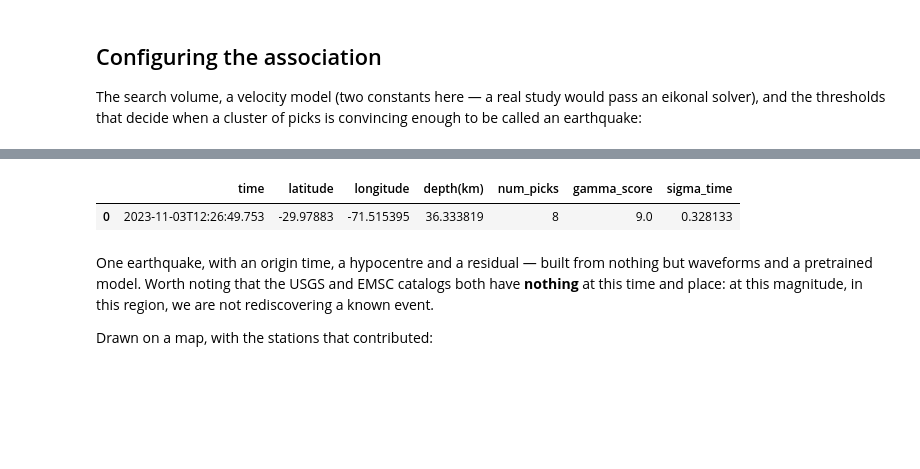
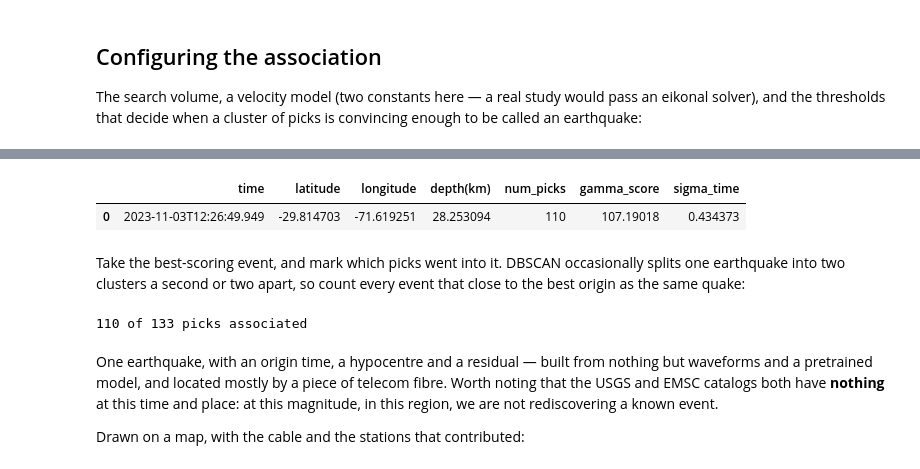
Before and after one commit to xdas-dev/tutorials, a Jupyter notebook: 06_catalog_with_gamma.ipynb, the cells around one changed output, grey strips where cells are left out. Saved outputs shown, nothing was run; the diff lists cells and outputs as text; code cells hidden in the pictures; blank space fills up the shorter version.

```diff
--- a/06_catalog_with_gamma.ipynb
+++ b/06_catalog_with_gamma.ipynb
@@ -95,0 +158,11 @@ gamma_picks
+# %%
+sample = das_gamma_picks.sample(frac=1 / 3, random_state=42).sort_index()
+held_out = das_gamma_picks.drop(sample.index)
+
+combined_stations = pd.concat([stations, das_stations], ignore_index=True)
+combined_picks = pd.concat([gamma_picks, sample], ignore_index=True)
+
+print(
+    f"{len(gamma_picks)} station picks + {len(sample)} of {len(das_gamma_picks)} fibre picks "
+    f"= {len(combined_picks)} picks over {len(combined_stations)} positions"
+)
@@ -100,8 +175,8 @@ The search volume, a velocity model (two constants here — a real study would
 pass an eikonal solver), and the thresholds that decide when a cluster of
 picks is convincing enough to be called an earthquake:
 # %%
-xlim = (stations["x(km)"].min() - 50, stations["x(km)"].max() + 50)
-ylim = (stations["y(km)"].min() - 50, stations["y(km)"].max() + 50)
+xlim = (combined_stations["x(km)"].min() - 50, combined_stations["x(km)"].max() + 50)
+ylim = (combined_stations["y(km)"].min() - 50, combined_stations["y(km)"].max() + 50)
 zlim = (0.0, 60.0)
 
 config = {
@@ -124,6 +199,6 @@ config = {
     "ncpu": 1,
 }
 # %%
-events, assignments = association(gamma_picks, stations, config, method="BGMM")
-print(f"{len(events)} event(s) from {len(gamma_picks)} picks")
+events, assignments = association(combined_picks, combined_stations, config, method="BGMM")
+print(f"{len(events)} event(s) from {len(combined_picks)} picks")
 # %% [output]
@@ -134,23 +216,45 @@ Associating 12 picks with 1 CPUs
 # %%
 catalog = pd.DataFrame(events)
 catalog["longitude"], catalog["latitude"] = proj(
     catalog["x(km)"].values, catalog["y(km)"].values, inverse=True
 )
-catalog = catalog.rename(columns={"z(km)": "depth(km)"})
+catalog = catalog.rename(columns={"z(km)": "depth(km)"}).sort_values(
+    "gamma_score", ascending=False
+)
 catalog[
     ["time", "latitude", "longitude", "depth(km)", "num_picks", "gamma_score", "sigma_time"]
 ]
 # %% [output]
 |  | time | latitude | longitude | depth(km) | num_picks | gamma_score | sigma_time |
-| 0 | 2023-11-03T12:26:49.753 | -29.97883 | -71.515395 | 36.333819 | 8 | 9.0 | 0.328133 |
+| 0 | 2023-11-03T12:26:49.949 | -29.814703 | -71.619251 | 28.253094 | 110 | 107.19018 | 0.434373 |
 # %%
 catalog.to_csv("outputs/catalog.csv", index=False)
+# %% [markdown]
+Take the best-scoring event, and mark which picks went into it. DBSCAN
+occasionally splits one earthquake into two clusters a second or two apart,
+so count every event that close to the best origin as the same quake:
+# %%
+event = catalog.iloc[0]
+origin = pd.Timestamp(event["time"])
+
+lag = (pd.to_datetime(catalog["time"]) - origin).abs().dt.total_seconds()
+quake = set(catalog.loc[lag < 5, "event_index"])
+
+links = pd.DataFrame(assignments, columns=["pick", "event", "prob"])
+combined_picks["event"] = np.nan
+combined_picks.loc[links["pick"], "event"] = links["event"].to_numpy()
+combined_picks["assoc"] = combined_picks["event"].isin(quake)
+
+print(f"{combined_picks['assoc'].sum()} of {len(combined_picks)} picks associated")
+# %% [output]
+110 of 133 picks associated
 # %% [markdown]
 One earthquake, with an origin time, a hypocentre and a residual — built
-from nothing but waveforms and a pretrained model. Worth noting that the
-USGS and EMSC catalogs both have **nothing** at this time and place: at this
-magnitude, in this region, we are not rediscovering a known event.
+from nothing but waveforms and a pretrained model, and located mostly by a
+piece of telecom fibre. Worth noting that the USGS and EMSC catalogs both
+have **nothing** at this time and place: at this magnitude, in this region,
+we are not rediscovering a known event.
 
-Drawn on a map, with the stations that contributed:
+Drawn on a map, with the cable and the stations that contributed:
 # %%
 import matplotlib.pyplot as plt
```
Also changed, not shown: parts of 29 cells of this notebook.
